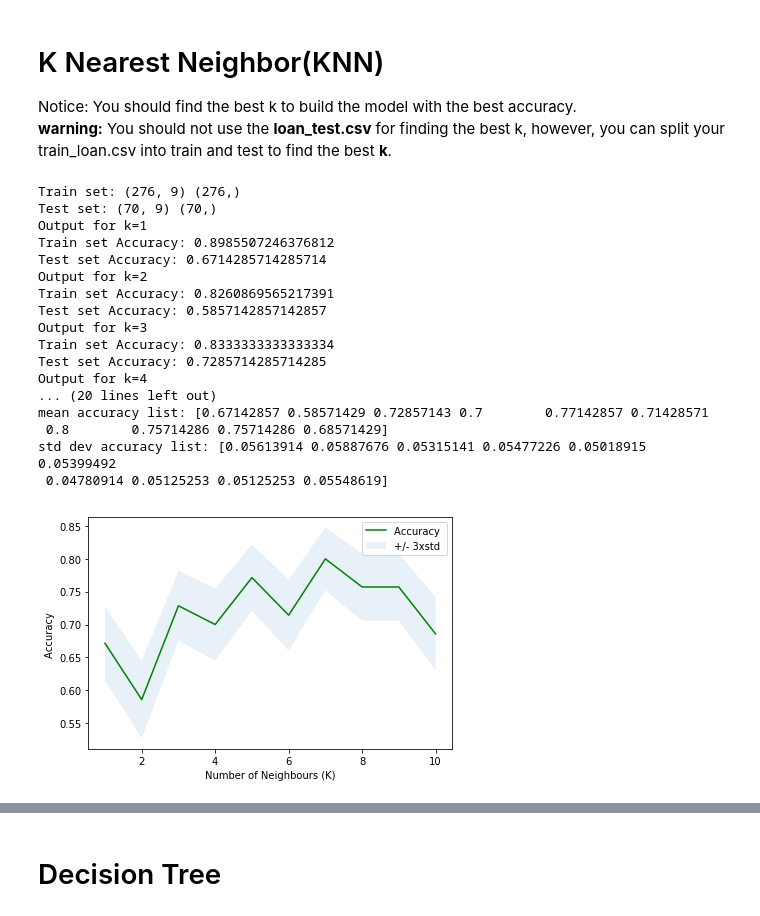
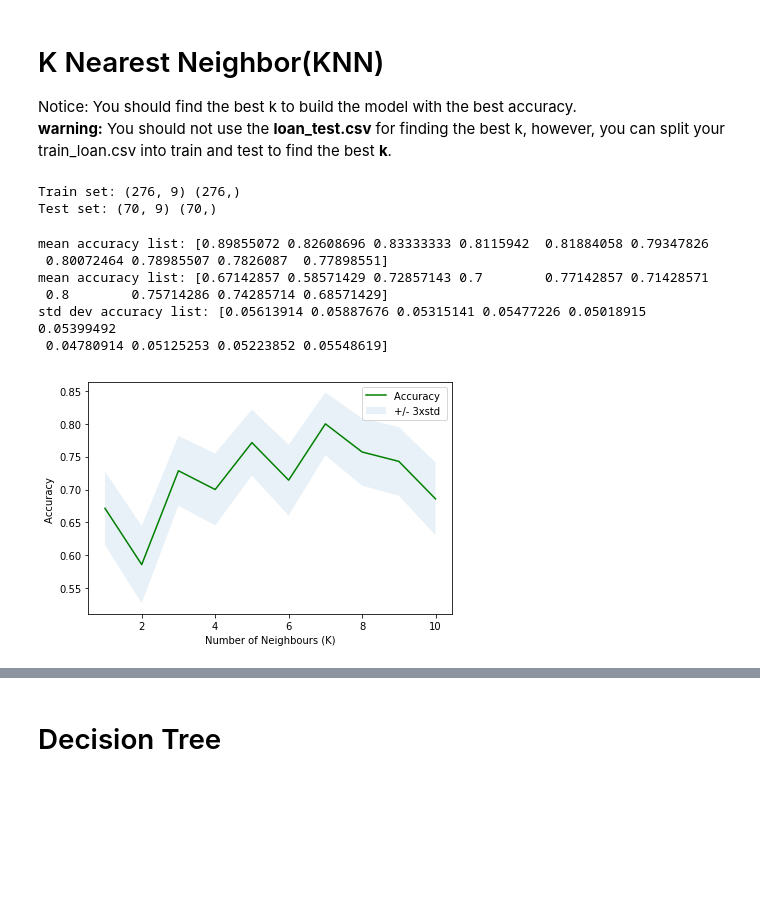
Before and after one commit to bugbare/ibm-ml-capstone, a Jupyter notebook: Machine Learning with Python (IBM).ipynb, the cells around one changed output, grey strips where cells are left out. Saved outputs shown, nothing was run; the diff lists cells and outputs as text; code cells hidden in the pictures; blank space fills up the shorter version.

```diff
--- a/Machine Learning with Python (IBM).ipynb
+++ b/Machine Learning with Python (IBM).ipynb
@@ -454,54 +312,47 @@ from sklearn.neighbors import KNeighborsClassifier
 from sklearn.model_selection import train_test_split
 from sklearn import metrics
 %matplotlib inline
+
+# Train Test Split - for fiting and prediction of algorithms
+X_train, X_test, y_train, y_test = train_test_split( X, y, test_size=0.2, random_state=4)
+print ('Train set:', X_train.shape,  y_train.shape)
+print ('Test set:', X_test.shape,  y_test.shape)
+# %% [output]
+Train set: (276, 9) (276,)
+Test set: (70, 9) (70,)
 # %%
-# Train Test Split - to find the best k
-X_train, X_test, y_train, y_test = train_test_split( X, y, test_size=0.2, random_state=4)
-print ('Train set:', X_train.shape,  y_train.shape)
-print ('Test set:', X_test.shape,  y_test.shape)
 # set a range for k optimisation
 k_array = np.arange(1,11)
-mean_accuracy = np.zeros((len(k_array)))
-std_accuracy = np.zeros((len(k_array)))
+train_mean_accuracy = np.zeros((len(k_array)))
+test_mean_accuracy = np.zeros((len(k_array)))
+test_std_accuracy = np.zeros((len(k_array)))
 # Train Model and Predict
 for k in k_array:
     # Train Model
     neighbour = KNeighborsClassifier(n_neighbors = k).fit(X_train,y_train)
     # Predict target values
     yhat = neighbour.predict(X_test)
     yhat[0:5]
     # Accuracy Evaluation
-    mean_accuracy[k-1] = (metrics.accuracy_score(y_test, yhat))
-    std_accuracy[k-1] = np.std(yhat==y_test)/np.sqrt(yhat.shape[0])
-    print(f"Output for k={k}")
-    print(f"Train set Accuracy: {metrics.accuracy_score(y_train, neighbour.predict(X_train))}" )
-    print(f"Test set Accuracy: {mean_accuracy[k-1]}")
-print (f"mean accuracy list: {mean_accuracy}")
-print (f"std dev accuracy list: {std_accuracy}")
+    train_mean_accuracy[k-1] = (metrics.accuracy_score(y_train, neighbour.predict(X_train)))
+    test_mean_accuracy[k-1] = (metrics.accuracy_score(y_test, yhat))
+    test_std_accuracy[k-1] = np.std(yhat==y_test)/np.sqrt(yhat.shape[0])
+print (f"mean accuracy list: {train_mean_accuracy}")
+print (f"mean accuracy list: {test_mean_accuracy}")
+print (f"std dev accuracy list: {test_std_accuracy}")
 # Plot the model accuracy for the range of k
-plt.plot(range(1,len(k_array)+1),mean_accuracy,'g')
-plt.fill_between(range(1,len(k_array)+1),mean_accuracy - 1 * std_accuracy, mean_accuracy + 1 * std_accuracy, alpha=0.10)
+plt.plot(range(1,len(k_array)+1), test_mean_accuracy,'g')
+plt.fill_between(range(1,len(k_array)+1),test_mean_accuracy - 1 * test_std_accuracy, test_mean_accuracy + 1 * test_std_accuracy, alpha=0.10)
 plt.legend(('Accuracy ', '+/- 3xstd'))
 plt.ylabel('Accuracy ')
 plt.xlabel('Number of Neighbours (K)')
 plt.tight_layout()
 plt.show()
 # %% [output]
-Train set: (276, 9) (276,)
-Test set: (70, 9) (70,)
-Output for k=1
-Train set Accuracy: 0.8985507246376812
-Test set Accuracy: 0.6714285714285714
-Output for k=2
-Train set Accuracy: 0.8260869565217391
-Test set Accuracy: 0.5857142857142857
-Output for k=3
-Train set Accuracy: 0.8333333333333334
-Test set Accuracy: 0.7285714285714285
-Output for k=4
-... (20 lines left out)
+mean accuracy list: [0.89855072 0.82608696 0.83333333 0.8115942  0.81884058 0.79347826
+ 0.80072464 0.78985507 0.7826087  0.77898551]
 mean accuracy list: [0.67142857 0.58571429 0.72857143 0.7        0.77142857 0.71428571
- 0.8        0.75714286 0.75714286 0.68571429]
+ 0.8        0.75714286 0.74285714 0.68571429]
 std dev accuracy list: [0.05613914 0.05887676 0.05315141 0.05477226 0.05018915 0.05399492
- 0.04780914 0.05125253 0.05125253 0.05548619]
+ 0.04780914 0.05125253 0.05223852 0.05548619]
-[figure, old version]
+[figure, new version]
```
Also changed, not shown: parts of 36 cells of this notebook.
